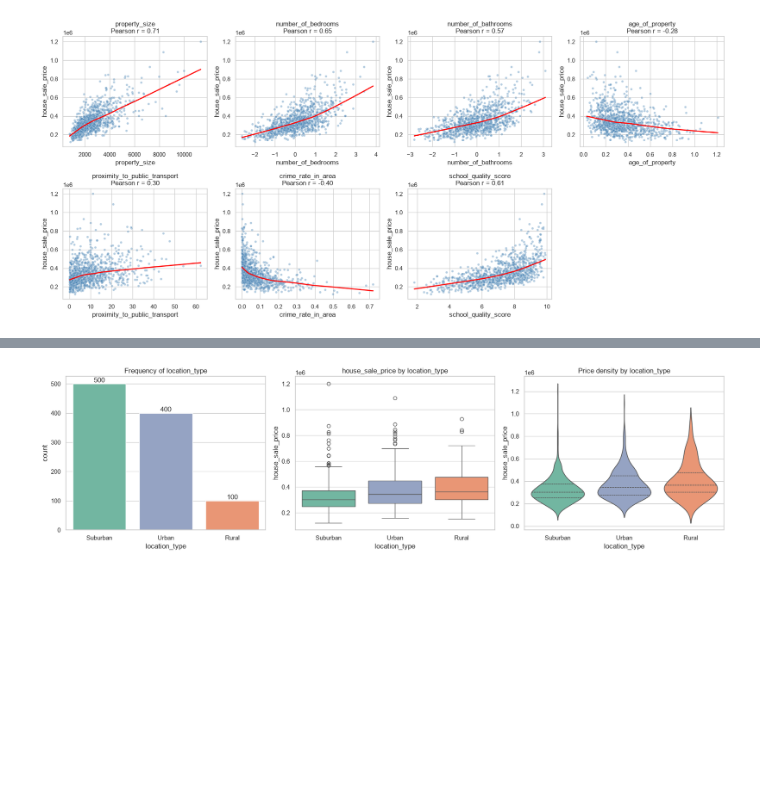
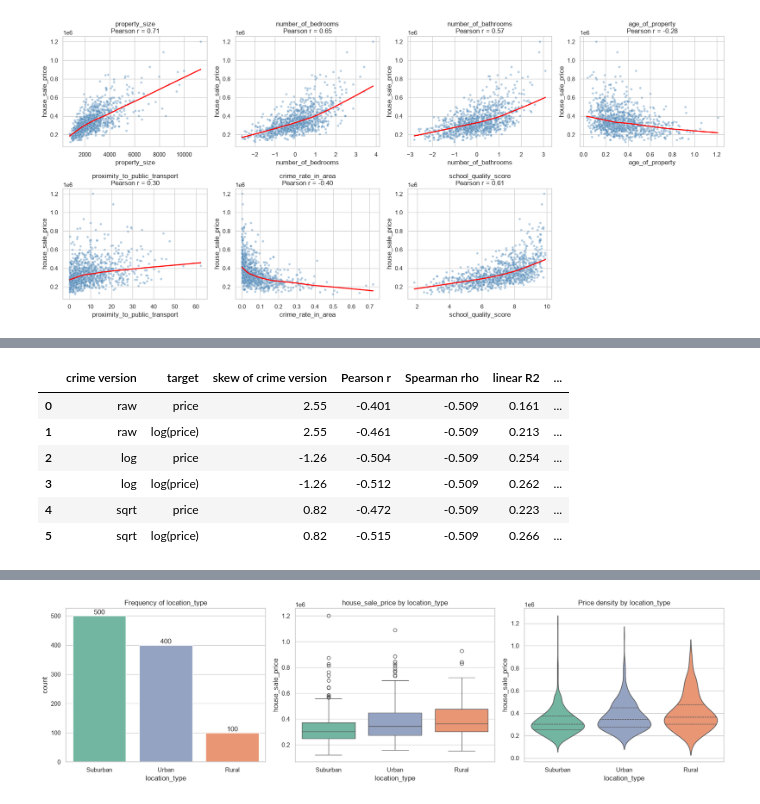
Before and after one commit to jadennk21-prog/AIAP-Mini-Project-1---Housing-Prices-Prediction, a Jupyter notebook: eda.ipynb, the cells around one changed output, grey strips where cells are left out. Cells and saved outputs as stored; diff of their text form; code cells hidden in the pictures; blank space fills up the shorter version.

```diff
--- a/eda.ipynb
+++ b/eda.ipynb
@@ -297,0 +381,20 @@ Relationship with price
+# %%
+rows = []
+for xname, x in [('raw', crime), ('log', np.log(crime)), ('sqrt', np.sqrt(crime))]:
+    for yname, yy in [('price', df[target]), ('log(price)', np.log(df[target]))]:
+        lin = sm.OLS(yy, sm.add_constant(x)).fit()
+        quad = sm.OLS(yy, sm.add_constant(pd.DataFrame({'x': x, 'x2': x ** 2}))).fit()
+        rows.append({'crime version': xname, 'target': yname, 'skew of crime version': round(x.skew(), 2),
+                     'Pearson r': round(x.corr(yy), 3), 'Spearman rho': round(x.corr(yy, method='spearman'), 3),
+                     'linear R2': round(lin.rsquared, 3), 'R2 with squared term': round(quad.rsquared, 3),
+                     'p-value of squared term': round(quad.pvalues['x2'], 4)})
+df.drop(columns='_log_crime', inplace=True)
+pd.DataFrame(rows)
+# %% [output]
+|  | crime version | target | skew of crime version | Pearson r | Spearman rho | linear R2 | ... |
+| 0 | raw | price | 2.55 | -0.401 | -0.509 | 0.161 | ... |
+| 1 | raw | log(price) | 2.55 | -0.461 | -0.509 | 0.213 | ... |
+| 2 | log | price | -1.26 | -0.504 | -0.509 | 0.254 | ... |
+| 3 | log | log(price) | -1.26 | -0.512 | -0.509 | 0.262 | ... |
+| 4 | sqrt | price | 0.82 | -0.472 | -0.509 | 0.223 | ... |
+| 5 | sqrt | log(price) | 0.82 | -0.515 | -0.509 | 0.266 | ... |
```
Also changed, not shown: parts of 27 cells of this notebook.
